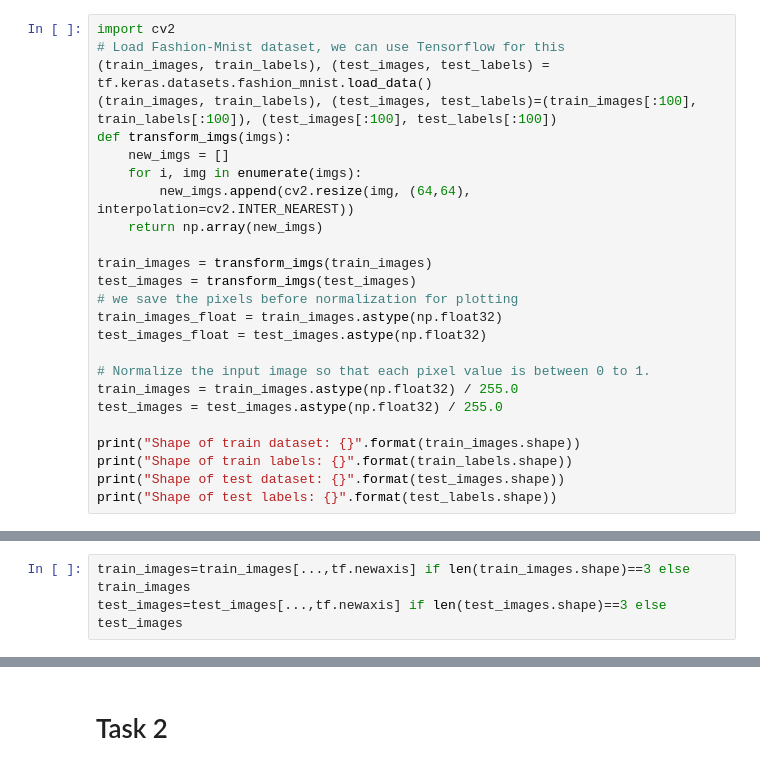
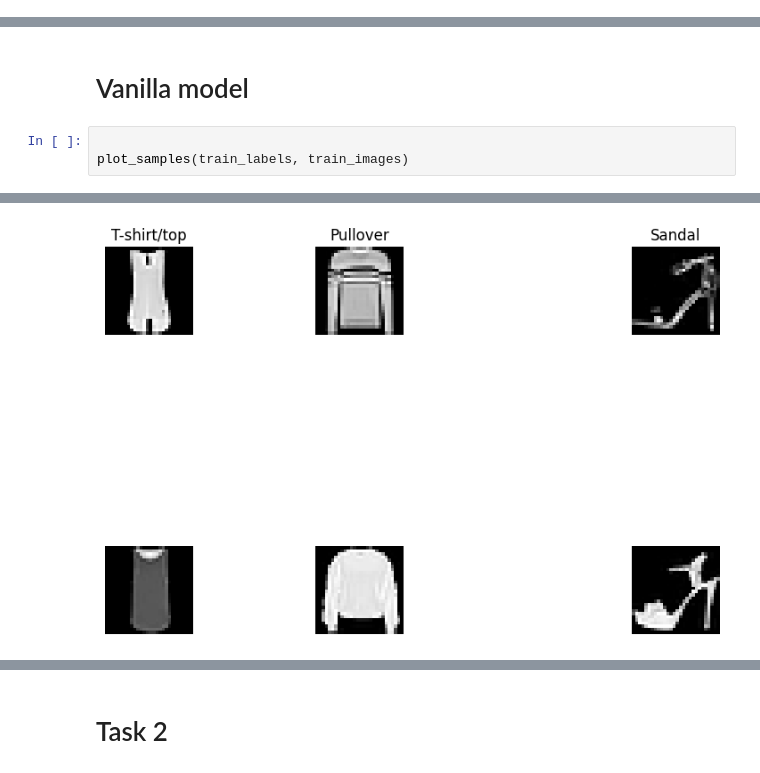
Before and after one commit to kirilllzaitsev/depth_estimation_on_mcu, a Jupyter notebook: depth-est-unet-tf.ipynb, the cells around one changed output, grey strips where cells are left out. Drawn from its saved outputs; the diff is of its cells as text.

```diff
--- a/depth-est-unet-tf.ipynb
+++ b/depth-est-unet-tf.ipynb
@@ -44,25 +0,0 @@ For this we use the keras.datasets.mnist package. This package contains the Fash
-# %%
-import cv2
-# Load Fashion-Mnist dataset, we can use Tensorflow for this
-(train_images, train_labels), (test_images, test_labels) = tf.keras.datasets.fashion_mnist.load_data()
-(train_images, train_labels), (test_images, test_labels)=(train_images[:100], train_labels[:100]), (test_images[:100], test_labels[:100])
-def transform_imgs(imgs):
-    new_imgs = []
-    for i, img in enumerate(imgs):
-        new_imgs.append(cv2.resize(img, (64,64), interpolation=cv2.INTER_NEAREST))
-    return np.array(new_imgs)
-
-train_images = transform_imgs(train_images)
-test_images = transform_imgs(test_images)
-# we save the pixels before normalization for plotting
-train_images_float = train_images.astype(np.float32)
-test_images_float = test_images.astype(np.float32)
-
-# Normalize the input image so that each pixel value is between 0 to 1.
-train_images = train_images.astype(np.float32) / 255.0
-test_images = test_images.astype(np.float32) / 255.0
-
-print("Shape of train dataset: {}".format(train_images.shape))
-print("Shape of train labels: {}".format(train_labels.shape))
-print("Shape of test dataset: {}".format(test_images.shape))
-print("Shape of test labels: {}".format(test_labels.shape))
@@ -200,3 +0,0 @@ ________________________________________________________________________________
-# %%
-train_images=train_images[...,tf.newaxis] if len(train_images.shape)==3 else train_images
-test_images=test_images[...,tf.newaxis] if len(test_images.shape)==3 else test_images
@@ -281,0 +28,6 @@ Reduction in file size by a factor of 4.095672
+# %% [markdown]
+# Vanilla model
+# %%
+
+plot_samples(train_labels, train_images)
+# %% [output]
@@ -281,0 +41 @@ Reduction in file size by a factor of 4.095672
+[figure, added]
```
Also changed, not shown: parts of 63 cells of this notebook, 25 other files.
